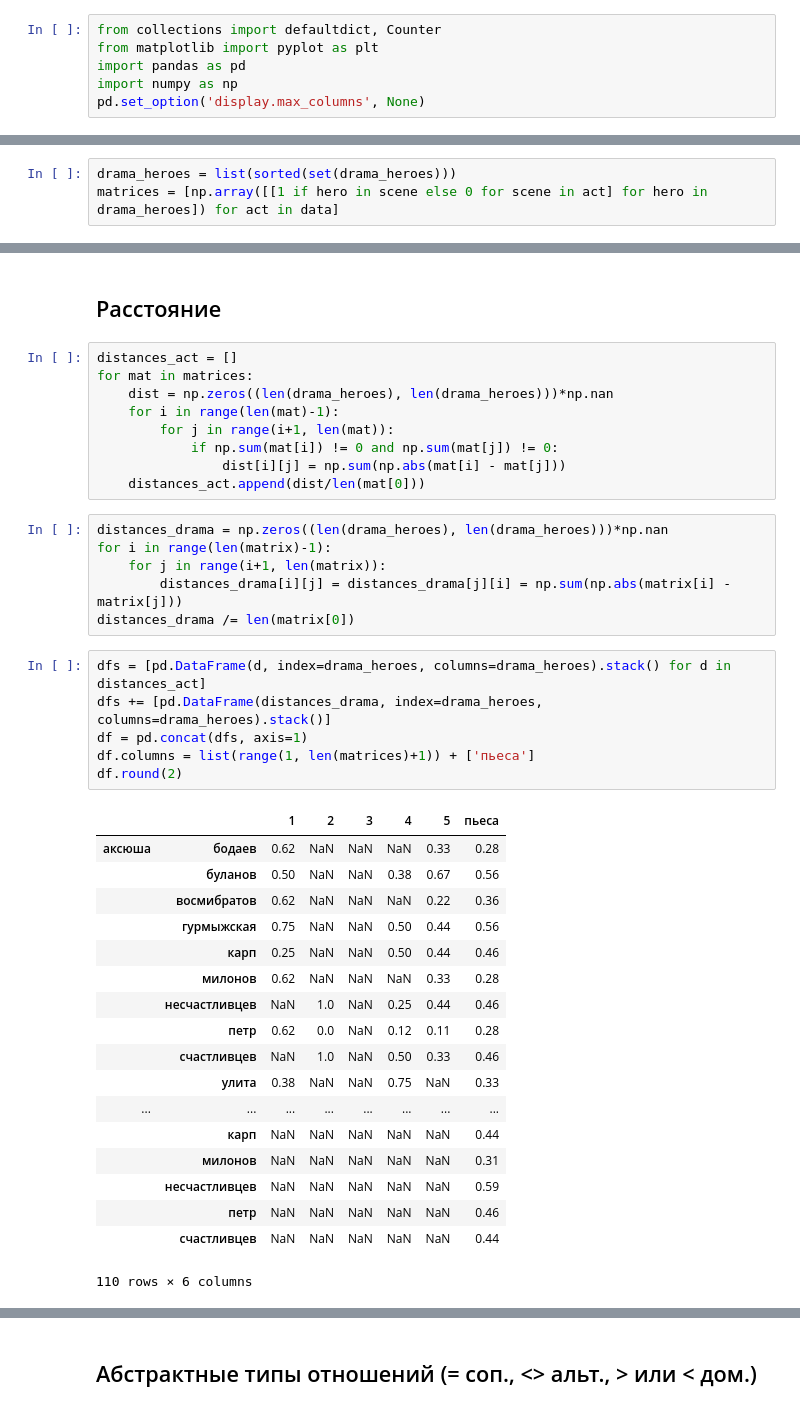
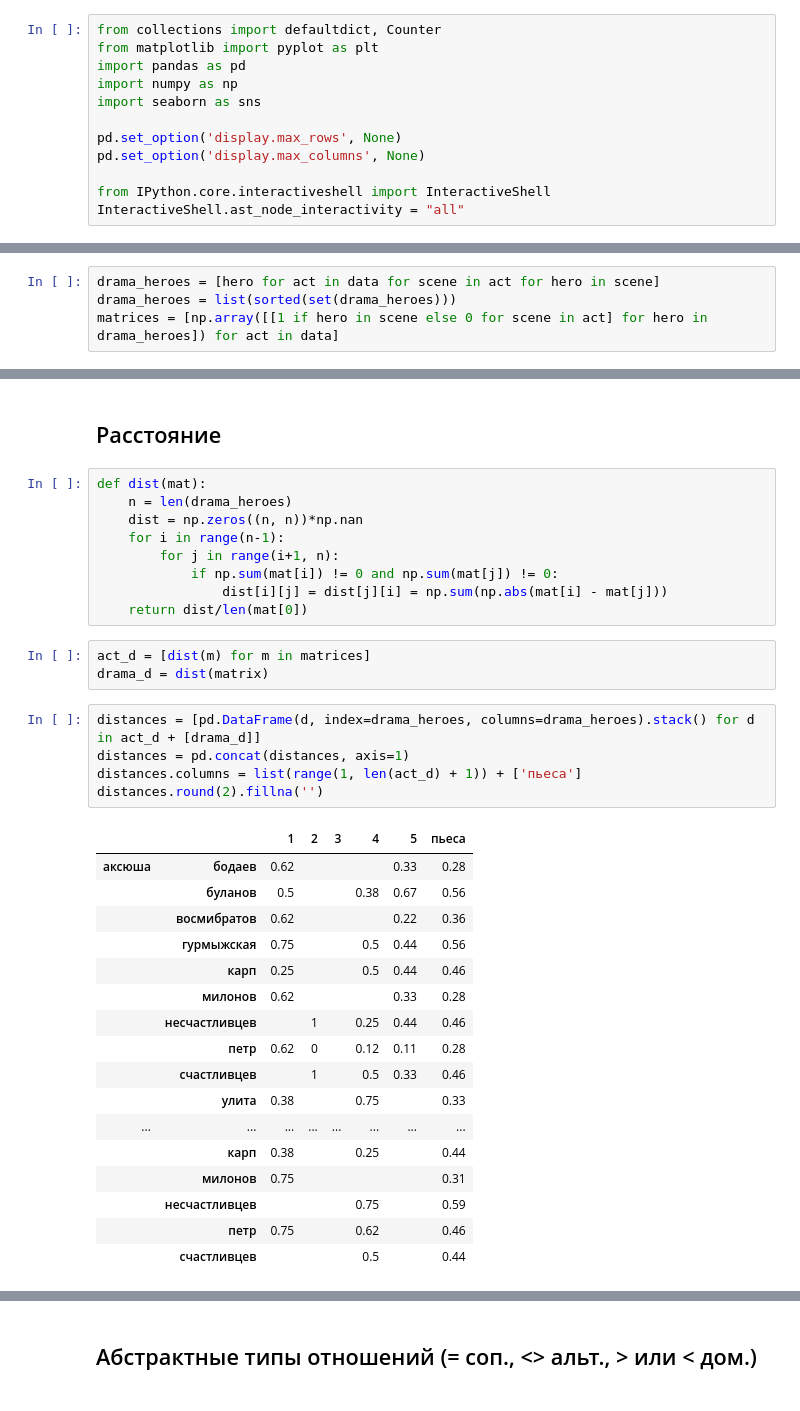
Before and after one commit to katya-avem/thesis_2019, a Jupyter notebook: forest.ipynb, the cells around one changed output, grey strips where cells are left out. Cells and saved outputs as stored; diff of their text form.

```diff
--- a/forest.ipynb
+++ b/forest.ipynb
@@ -3,7 +3,13 @@ from collections import defaultdict, Counter
 from matplotlib import pyplot as plt
 import pandas as pd
 import numpy as np
+import seaborn as sns
+
+pd.set_option('display.max_rows', None)
 pd.set_option('display.max_columns', None)
+
+from IPython.core.interactiveshell import InteractiveShell
+InteractiveShell.ast_node_interactivity = "all"
 # %%
 data = \
 [[['аксюша', 'карп'],
@@ -56,6 +53,7 @@ busyness
 # %% [markdown]
 ## Матрица
 # %%
+drama_heroes = [hero for act in data for scene in act for hero in scene]
 drama_heroes = list(sorted(set(drama_heroes)))
 matrices = [np.array([[1 if hero in scene else 0 for scene in act] for hero in drama_heroes]) for act in data]
 # %%
@@ -150,43 +152,38 @@ plt.grid()
 # %% [markdown]
 ## Расстояние
 # %%
-distances_act = []
-for mat in matrices:
-    dist = np.zeros((len(drama_heroes), len(drama_heroes)))*np.nan
-    for i in range(len(mat)-1):
-        for j in range(i+1, len(mat)):
+def dist(mat):
+    n = len(drama_heroes)
+    dist = np.zeros((n, n))*np.nan
+    for i in range(n-1):
+        for j in range(i+1, n):
             if np.sum(mat[i]) != 0 and np.sum(mat[j]) != 0:
-                dist[i][j] = np.sum(np.abs(mat[i] - mat[j]))
-    distances_act.append(dist/len(mat[0]))
+                dist[i][j] = dist[j][i] = np.sum(np.abs(mat[i] - mat[j]))
+    return dist/len(mat[0])
-# %%
-distances_drama = np.zeros((len(drama_heroes), len(drama_heroes)))*np.nan
-for i in range(len(matrix)-1):
-    for j in range(i+1, len(matrix)):
-        distances_drama[i][j] = distances_drama[j][i] = np.sum(np.abs(matrix[i] - matrix[j]))
-distances_drama /= len(matrix[0])
+# %%
+act_d = [dist(m) for m in matrices]
+drama_d = dist(matrix)
 # %%
-dfs = [pd.DataFrame(d, index=drama_heroes, columns=drama_heroes).stack() for d in distances_act]
-dfs += [pd.DataFrame(distances_drama, index=drama_heroes, columns=drama_heroes).stack()]
-df = pd.concat(dfs, axis=1)
-df.columns = list(range(1, len(matrices)+1)) + ['пьеса']
-df.round(2)
+distances = [pd.DataFrame(d, index=drama_heroes, columns=drama_heroes).stack() for d in act_d + [drama_d]]
+distances = pd.concat(distances, axis=1)
+distances.columns = list(range(1, len(act_d) + 1)) + ['пьеса']
+distances.round(2).fillna('')
 # %% [output]
 |  |  | 1 | 2 | 3 | 4 | 5 | пьеса |
-| аксюша | бодаев | 0.62 | NaN | NaN | NaN | 0.33 | 0.28 |
-|  | буланов | 0.50 | NaN | NaN | 0.38 | 0.67 | 0.56 |
-|  | восмибратов | 0.62 | NaN | NaN | NaN | 0.22 | 0.36 |
-|  | гурмыжская | 0.75 | NaN | NaN | 0.50 | 0.44 | 0.56 |
-|  | карп | 0.25 | NaN | NaN | 0.50 | 0.44 | 0.46 |
-|  | милонов | 0.62 | NaN | NaN | NaN | 0.33 | 0.28 |
-|  | несчастливцев | NaN | 1.0 | NaN | 0.25 | 0.44 | 0.46 |
-|  | петр | 0.62 | 0.0 | NaN | 0.12 | 0.11 | 0.28 |
-|  | счастливцев | NaN | 1.0 | NaN | 0.50 | 0.33 | 0.46 |
-|  | улита | 0.38 | NaN | NaN | 0.75 | NaN | 0.33 |
+| аксюша | бодаев | 0.62 |  |  |  | 0.33 | 0.28 |
+|  | буланов | 0.5 |  |  | 0.38 | 0.67 | 0.56 |
+|  | восмибратов | 0.62 |  |  |  | 0.22 | 0.36 |
+|  | гурмыжская | 0.75 |  |  | 0.5 | 0.44 | 0.56 |
+|  | карп | 0.25 |  |  | 0.5 | 0.44 | 0.46 |
+|  | милонов | 0.62 |  |  |  | 0.33 | 0.28 |
+|  | несчастливцев |  | 1 |  | 0.25 | 0.44 | 0.46 |
+|  | петр | 0.62 | 0 |  | 0.12 | 0.11 | 0.28 |
+|  | счастливцев |  | 1 |  | 0.5 | 0.33 | 0.46 |
+|  | улита | 0.38 |  |  | 0.75 |  | 0.33 |
 | ... | ... | ... | ... | ... | ... | ... | ... |
-|  | карп | NaN | NaN | NaN | NaN | NaN | 0.44 |
-|  | милонов | NaN | NaN | NaN | NaN | NaN | 0.31 |
-|  | несчастливцев | NaN | NaN | NaN | NaN | NaN | 0.59 |
-|  | петр | NaN | NaN | NaN | NaN | NaN | 0.46 |
-|  | счастливцев | NaN | NaN | NaN | NaN | NaN | 0.44 |
+|  | карп | 0.38 |  |  | 0.25 |  | 0.44 |
+|  | милонов | 0.75 |  |  |  |  | 0.31 |
+|  | несчастливцев |  |  |  | 0.75 |  | 0.59 |
+|  | петр | 0.75 |  |  | 0.62 |  | 0.46 |
+|  | счастливцев |  |  |  | 0.5 |  | 0.44 |
-110 rows × 6 columns
 # %%
```
Also changed, not shown: parts of 30 cells of this notebook, 2 other files.
